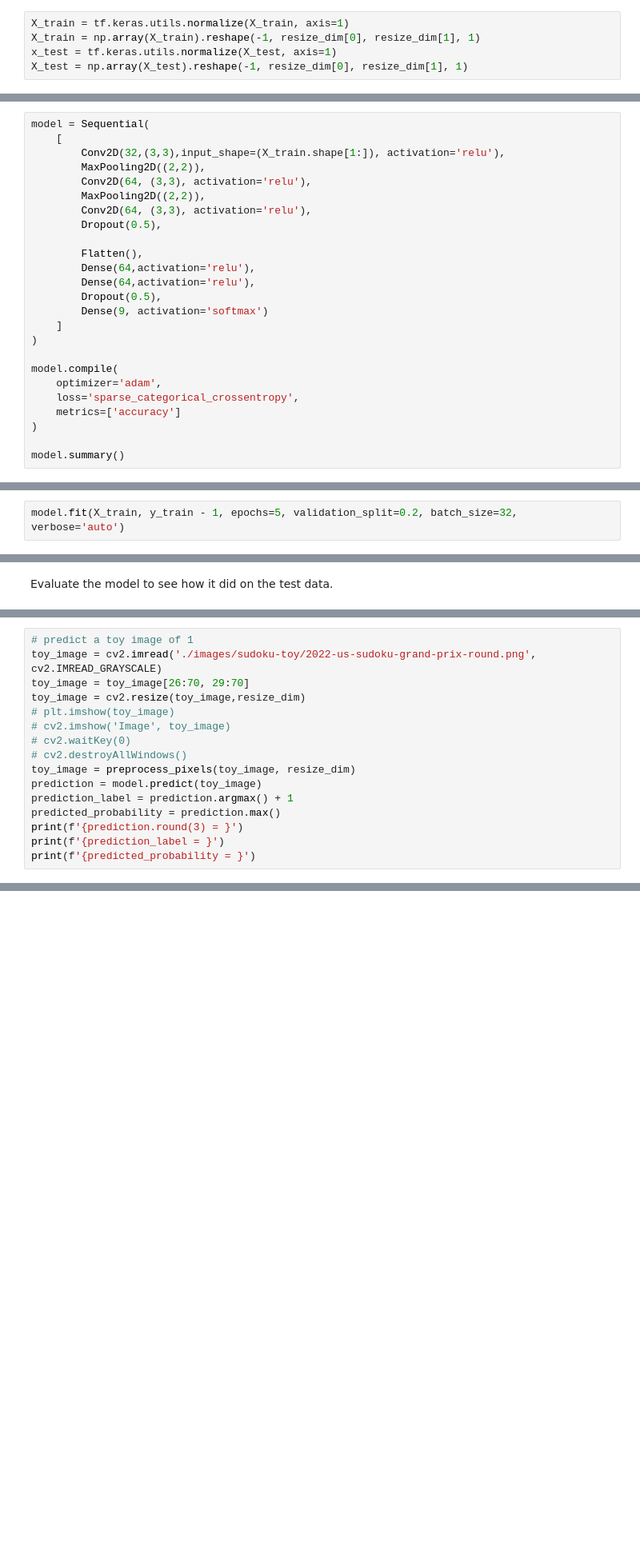
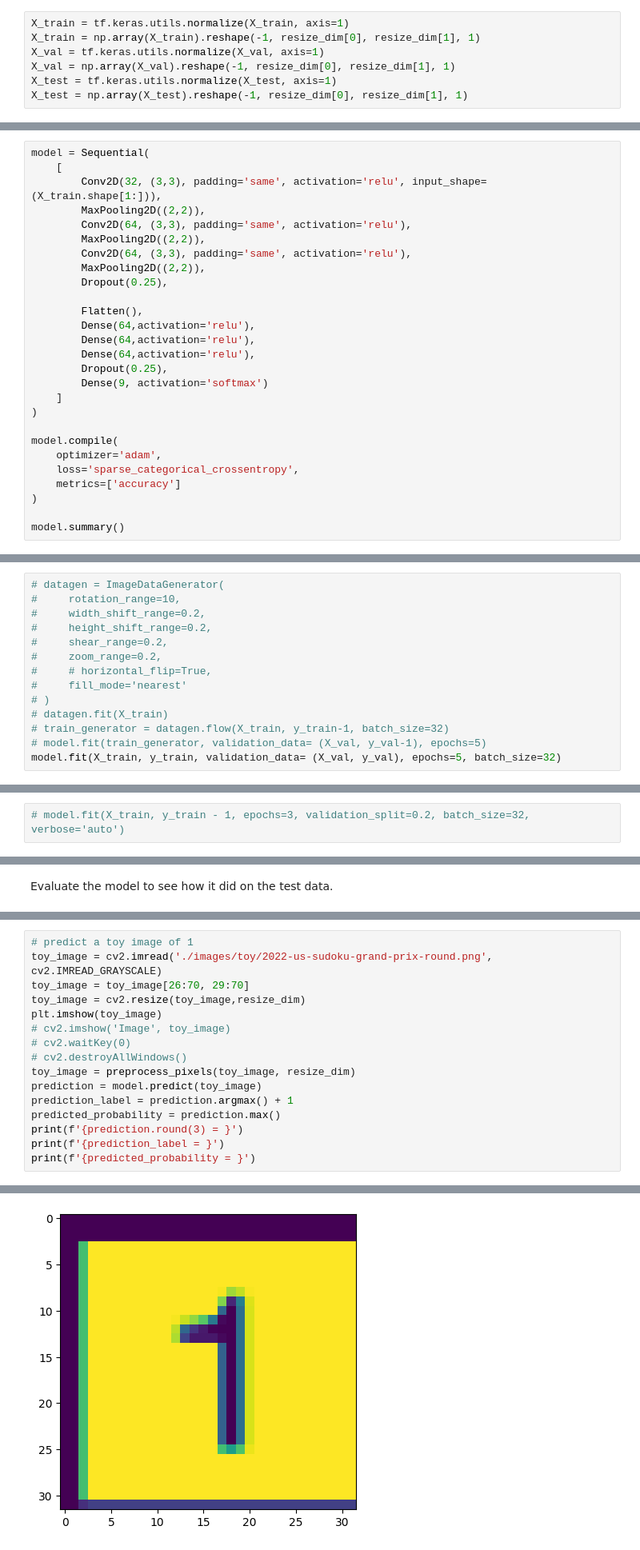
Before and after one commit to betopark97/sudoku-solver-app, a Jupyter notebook: main.ipynb, the cells around one changed output, grey strips where cells are left out. Shown: that part at 80% size. Drawn from its saved outputs; the diff is of its cells as text; blank space fills up the shorter version.

Commit message:
add more models, remove bad images

```diff
--- a/main.ipynb
+++ b/main.ipynb
@@ -388,24 +406,28 @@ Specifically, we are going to normalize the data. Right now, the range of each p
 # %%
 X_train = tf.keras.utils.normalize(X_train, axis=1)
 X_train = np.array(X_train).reshape(-1, resize_dim[0], resize_dim[1], 1)
-x_test = tf.keras.utils.normalize(X_test, axis=1)
+X_val = tf.keras.utils.normalize(X_val, axis=1)
+X_val = np.array(X_val).reshape(-1, resize_dim[0], resize_dim[1], 1)
+X_test = tf.keras.utils.normalize(X_test, axis=1)
 X_test = np.array(X_test).reshape(-1, resize_dim[0], resize_dim[1], 1)
 # %% [markdown]
 Then we build the arquitecture for the CNN and compile the model.
 # %%
 model = Sequential(
     [
-        Conv2D(32,(3,3),input_shape=(X_train.shape[1:]), activation='relu'),
+        Conv2D(32, (3,3), padding='same', activation='relu', input_shape=(X_train.shape[1:])),
         MaxPooling2D((2,2)),
-        Conv2D(64, (3,3), activation='relu'),
+        Conv2D(64, (3,3), padding='same', activation='relu'),
         MaxPooling2D((2,2)),
-        Conv2D(64, (3,3), activation='relu'),
-        Dropout(0.5),
+        Conv2D(64, (3,3), padding='same', activation='relu'),
+        MaxPooling2D((2,2)),
+        Dropout(0.25),
 
         Flatten(),
         Dense(64,activation='relu'),
         Dense(64,activation='relu'),
-        Dropout(0.5),
+        Dense(64,activation='relu'),
+        Dropout(0.25),
         Dense(9, activation='softmax')
     ]
 )
@@ -443,0 +466,14 @@ Compile the CNN model.
+# %%
+# datagen = ImageDataGenerator(
+#     rotation_range=10,
+#     width_shift_range=0.2,
+#     height_shift_range=0.2,
+#     shear_range=0.2,
+#     zoom_range=0.2,
+#     # horizontal_flip=True,
+#     fill_mode='nearest'
+# )
+# datagen.fit(X_train)
+# train_generator = datagen.flow(X_train, y_train-1, batch_size=32)
+# model.fit(train_generator, validation_data= (X_val, y_val-1), epochs=5)
+model.fit(X_train, y_train, validation_data= (X_val, y_val), epochs=5, batch_size=32)
@@ -444,4 +492,4 @@ Compile the CNN model.
 # %% [markdown]
 Fit the model to the train data, and subtract 1 from y_train as the outputlayer contains 1~9 but counting starts from 0.
 # %%
-model.fit(X_train, y_train - 1, epochs=5, validation_split=0.2, batch_size=32, verbose='auto')
+# model.fit(X_train, y_train - 1, epochs=3, validation_split=0.2, batch_size=32, verbose='auto')
@@ -479,10 +515,10 @@ def preprocess_pixels(image:np.array, resize_dim:tuple) -> np.array:
     return image
 # %%
 # predict a toy image of 1
-toy_image = cv2.imread('./images/sudoku-toy/2022-us-sudoku-grand-prix-round.png', cv2.IMREAD_GRAYSCALE)
+toy_image = cv2.imread('./images/toy/2022-us-sudoku-grand-prix-round.png', cv2.IMREAD_GRAYSCALE)
 toy_image = toy_image[26:70, 29:70]
 toy_image = cv2.resize(toy_image,resize_dim)
-# plt.imshow(toy_image)
+plt.imshow(toy_image)
 # cv2.imshow('Image', toy_image)
 # cv2.waitKey(0)
 # cv2.destroyAllWindows()
@@ -502,3 +538,4 @@ predicted_probability = 0.91501975
+[figure, added]
 # %%
 # predict a toy image of blank
 toy_image2 = np.full((32, 32), 255, dtype=np.uint8)
```
Also changed, not shown: parts of 24 cells of this notebook, 1 other file.
